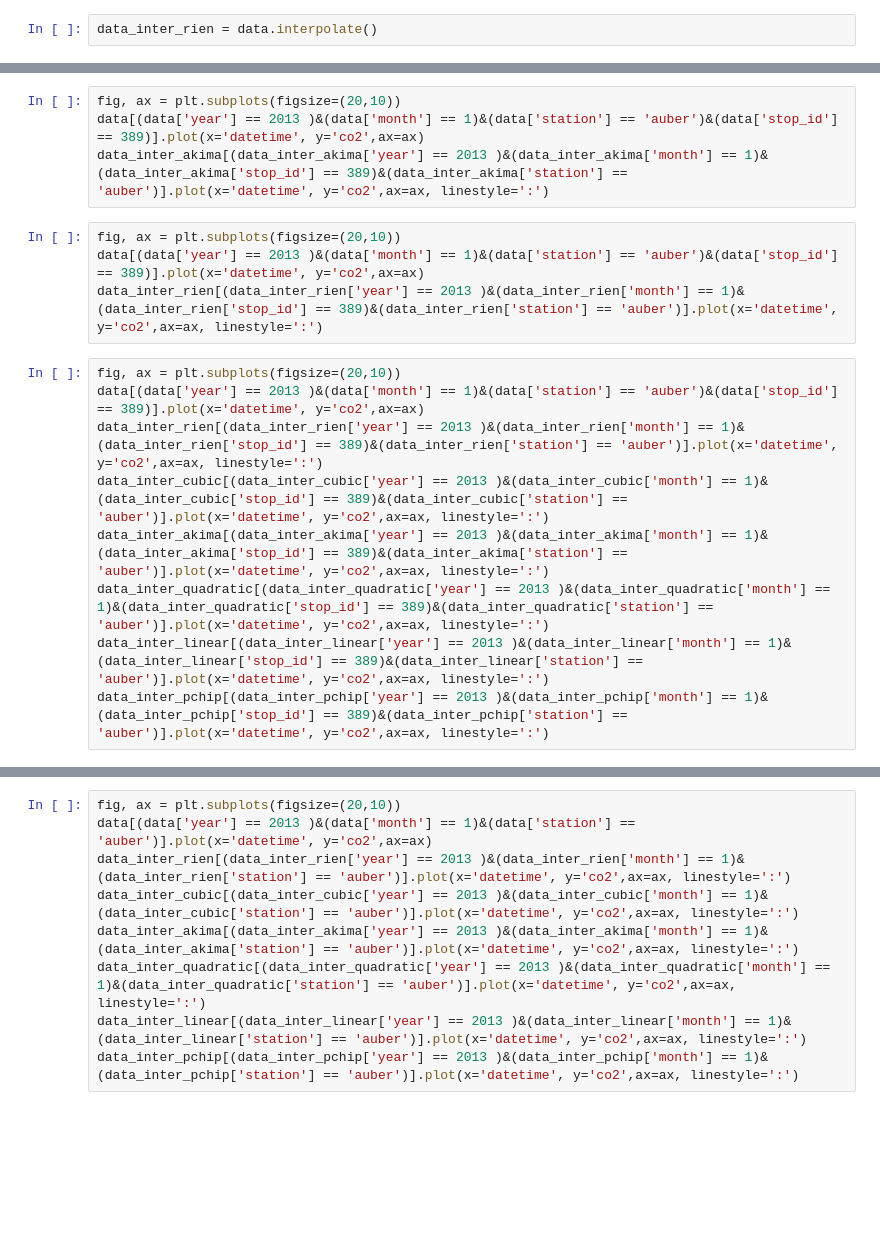
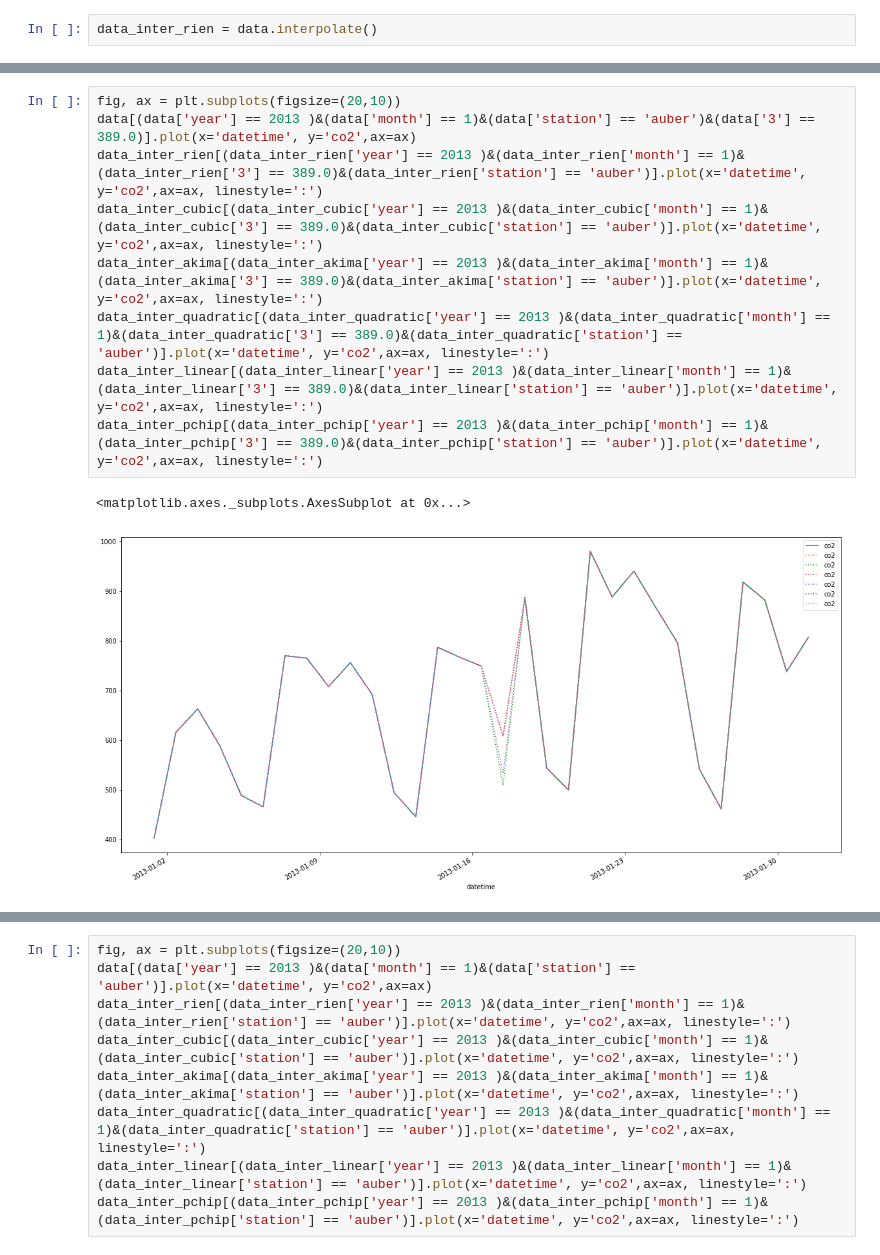
Before and after one commit to MrMey/underground_air_quality_analysis, a Jupyter notebook: Missing_data_analysis_1-all_data_new.ipynb, the cells around one changed output, grey strips where cells are left out. Saved outputs shown, nothing was run; the diff lists cells and outputs as text; blank space fills up the shorter version.

```diff
--- a/Missing_data_analysis_1-all_data_new.ipynb
+++ b/Missing_data_analysis_1-all_data_new.ipynb
@@ -299,19 +384,14 @@ data_inter_values(data_inter_values['year'] == 2013 )&(data_inter_values['month'
-# %%
-fig, ax = plt.subplots(figsize=(20,10))
-data[(data['year'] == 2013 )&(data['month'] == 1)&(data['station'] == 'auber')&(data['stop_id'] == 389)].plot(x='datetime', y='co2',ax=ax)
-data_inter_akima[(data_inter_akima['year'] == 2013 )&(data_inter_akima['month'] == 1)&(data_inter_akima['stop_id'] == 389)&(data_inter_akima['station'] == 'auber')].plot(x='datetime', y='co2',ax=ax, linestyle=':')
-# %%
-fig, ax = plt.subplots(figsize=(20,10))
-data[(data['year'] == 2013 )&(data['month'] == 1)&(data['station'] == 'auber')&(data['stop_id'] == 389)].plot(x='datetime', y='co2',ax=ax)
-data_inter_rien[(data_inter_rien['year'] == 2013 )&(data_inter_rien['month'] == 1)&(data_inter_rien['stop_id'] == 389)&(data_inter_rien['station'] == 'auber')].plot(x='datetime', y='co2',ax=ax, linestyle=':')
 # %%
 fig, ax = plt.subplots(figsize=(20,10))
-data[(data['year'] == 2013 )&(data['month'] == 1)&(data['station'] == 'auber')&(data['stop_id'] == 389)].plot(x='datetime', y='co2',ax=ax)
-data_inter_rien[(data_inter_rien['year'] == 2013 )&(data_inter_rien['month'] == 1)&(data_inter_rien['stop_id'] == 389)&(data_inter_rien['station'] == 'auber')].plot(x='datetime', y='co2',ax=ax, linestyle=':')
-data_inter_cubic[(data_inter_cubic['year'] == 2013 )&(data_inter_cubic['month'] == 1)&(data_inter_cubic['stop_id'] == 389)&(data_inter_cubic['station'] == 'auber')].plot(x='datetime', y='co2',ax=ax, linestyle=':')
-data_inter_akima[(data_inter_akima['year'] == 2013 )&(data_inter_akima['month'] == 1)&(data_inter_akima['stop_id'] == 389)&(data_inter_akima['station'] == 'auber')].plot(x='datetime', y='co2',ax=ax, linestyle=':')
-data_inter_quadratic[(data_inter_quadratic['year'] == 2013 )&(data_inter_quadratic['month'] == 1)&(data_inter_quadratic['stop_id'] == 389)&(data_inter_quadratic['station'] == 'auber')].plot(x='datetime', y='co2',ax=ax, linestyle=':')
-data_inter_linear[(data_inter_linear['year'] == 2013 )&(data_inter_linear['month'] == 1)&(data_inter_linear['stop_id'] == 389)&(data_inter_linear['station'] == 'auber')].plot(x='datetime', y='co2',ax=ax, linestyle=':')
-data_inter_pchip[(data_inter_pchip['year'] == 2013 )&(data_inter_pchip['month'] == 1)&(data_inter_pchip['stop_id'] == 389)&(data_inter_pchip['station'] == 'auber')].plot(x='datetime', y='co2',ax=ax, linestyle=':')
+data[(data['year'] == 2013 )&(data['month'] == 1)&(data['station'] == 'auber')&(data['3'] == 389.0)].plot(x='datetime', y='co2',ax=ax)
+data_inter_rien[(data_inter_rien['year'] == 2013 )&(data_inter_rien['month'] == 1)&(data_inter_rien['3'] == 389.0)&(data_inter_rien['station'] == 'auber')].plot(x='datetime', y='co2',ax=ax, linestyle=':')
+data_inter_cubic[(data_inter_cubic['year'] == 2013 )&(data_inter_cubic['month'] == 1)&(data_inter_cubic['3'] == 389.0)&(data_inter_cubic['station'] == 'auber')].plot(x='datetime', y='co2',ax=ax, linestyle=':')
+data_inter_akima[(data_inter_akima['year'] == 2013 )&(data_inter_akima['month'] == 1)&(data_inter_akima['3'] == 389.0)&(data_inter_akima['station'] == 'auber')].plot(x='datetime', y='co2',ax=ax, linestyle=':')
+data_inter_quadratic[(data_inter_quadratic['year'] == 2013 )&(data_inter_quadratic['month'] == 1)&(data_inter_quadratic['3'] == 389.0)&(data_inter_quadratic['station'] == 'auber')].plot(x='datetime', y='co2',ax=ax, linestyle=':')
+data_inter_linear[(data_inter_linear['year'] == 2013 )&(data_inter_linear['month'] == 1)&(data_inter_linear['3'] == 389.0)&(data_inter_linear['station'] == 'auber')].plot(x='datetime', y='co2',ax=ax, linestyle=':')
+data_inter_pchip[(data_inter_pchip['year'] == 2013 )&(data_inter_pchip['month'] == 1)&(data_inter_pchip['3'] == 389.0)&(data_inter_pchip['station'] == 'auber')].plot(x='datetime', y='co2',ax=ax, linestyle=':')
+# %% [output]
+<matplotlib.axes._subplots.AxesSubplot at 0x...>
+[figure, added]
 # %%
 fig, ax = plt.subplots(figsize=(20,10))
```
Also changed, not shown: parts of 58 cells of this notebook, 2 other files.
